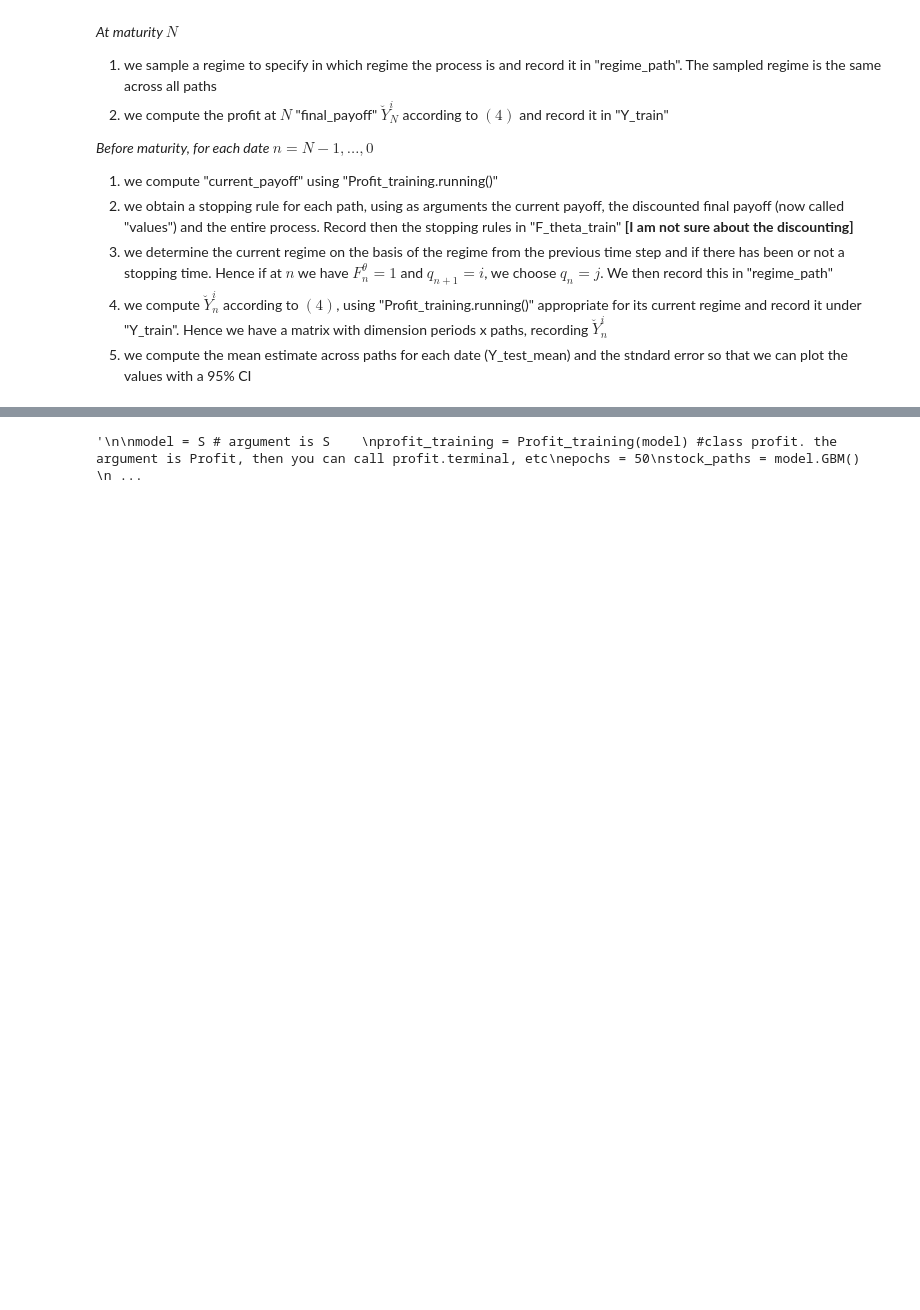
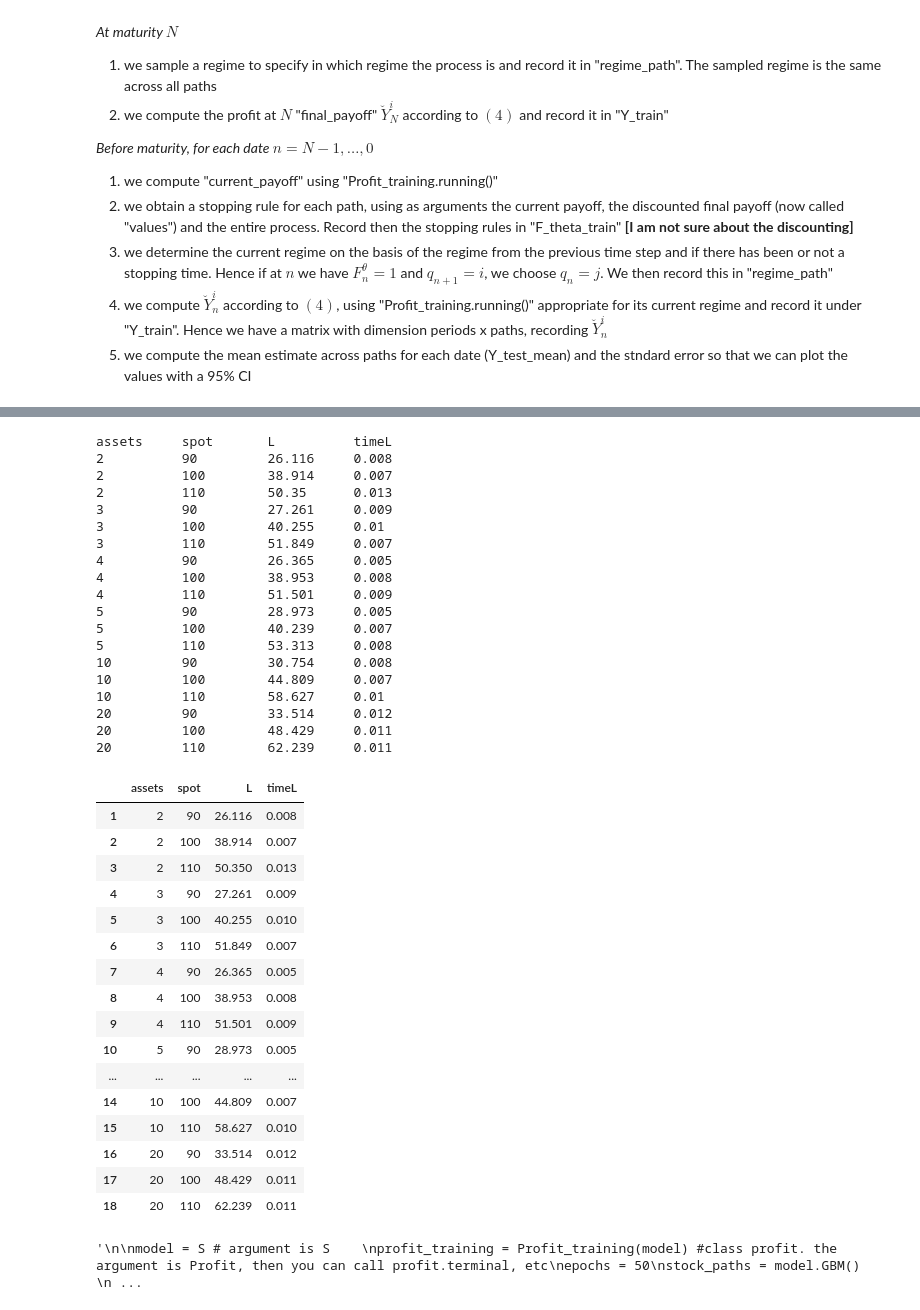
Before and after one commit to claudia-viaro/optimal_stopping-switching, a Jupyter notebook: optimal_switching_V1.ipynb, the cells around one changed output, grey strips where cells are left out. Drawn from its saved outputs; the diff is of its cells as text; code cells hidden in the pictures; blank space fills up the shorter version.

```diff
--- a/optimal_switching_V1.ipynb
+++ b/optimal_switching_V1.ipynb
@@ -469,3 +508,78 @@ print(len(values))
+# %%
+dict ={}
+
+# Insert data into dictionary
+dict1 = {
+     1: ["2", 90, 26.116, 0.008],
+     2: ["2", 100, 38.914, 0.007],
+     3: ["2", 110, 50.35 , 0.013],
+     4: ["3", 90, 27.261, 0.009],
+     5: ["3", 100, 40.255, 0.01],
+     6: ["3", 110, 51.849, 0.007],
+     7: ["4", 90, 26.365 , 0.005],
+     8: ["4", 100, 38.953, 0.008],
+     9: ["4", 110, 51.501, 0.009],
+     10: ["5", 90, 28.973, 0.005],
+     11: ["5", 100, 40.239, 0.007],
+     12: ["5", 110, 53.313, 0.008],
+     13: ["10", 90, 30.754, 0.008],
+     14: ["10", 100, 44.809, 0.007],
+     15: ["10", 110, 58.627, 0.01],
+     16: ["20", 90, 33.514, 0.012],
+     17: ["20", 100, 48.429, 0.011],
+     18: ["20", 110, 62.239,0.011],
+     }
+
+# Print the names of the columns.
+print ("{:<10} {:<10} {:<10} {:<10}".format('assets', 'spot', 'L', 'timeL'))
+
+# print each data item.
+for key, value in dict1.items():
+    assets, spot, L, timeL = value
+    print ("{:<10} {:<10} {:<10} {:<10}".format(assets, spot, L, timeL))
+
+
+import pandas as pd
+pricing_df = pd.DataFrame.from_dict(dict1, orient='index')
+pricing_df.columns = ['assets', 'spot', 'L', 'timeL']
+pricing_df
+# %% [output]
+assets     spot       L          timeL
+2          90         26.116     0.008
+2          100        38.914     0.007
+2          110        50.35      0.013
+3          90         27.261     0.009
+3          100        40.255     0.01
+3          110        51.849     0.007
+4          90         26.365     0.005
+4          100        38.953     0.008
+4          110        51.501     0.009
+5          90         28.973     0.005
+5          100        40.239     0.007
+5          110        53.313     0.008
+10         90         30.754     0.008
+10         100        44.809     0.007
+10         110        58.627     0.01
+20         90         33.514     0.012
+20         100        48.429     0.011
+20         110        62.239     0.011
+|  | assets | spot | L | timeL |
+| 1 | 2 | 90 | 26.116 | 0.008 |
+| 2 | 2 | 100 | 38.914 | 0.007 |
+| 3 | 2 | 110 | 50.350 | 0.013 |
+| 4 | 3 | 90 | 27.261 | 0.009 |
+| 5 | 3 | 100 | 40.255 | 0.010 |
+| 6 | 3 | 110 | 51.849 | 0.007 |
+| 7 | 4 | 90 | 26.365 | 0.005 |
+| 8 | 4 | 100 | 38.953 | 0.008 |
+| 9 | 4 | 110 | 51.501 | 0.009 |
+| 10 | 5 | 90 | 28.973 | 0.005 |
+| ... | ... | ... | ... | ... |
+| 14 | 10 | 100 | 44.809 | 0.007 |
+| 15 | 10 | 110 | 58.627 | 0.010 |
+| 16 | 20 | 90 | 33.514 | 0.012 |
+| 17 | 20 | 100 | 48.429 | 0.011 |
+| 18 | 20 | 110 | 62.239 | 0.011 |
 # %%
 '''
 in case I need to check steps
```
Also changed, not shown: parts of 7 cells of this notebook.
